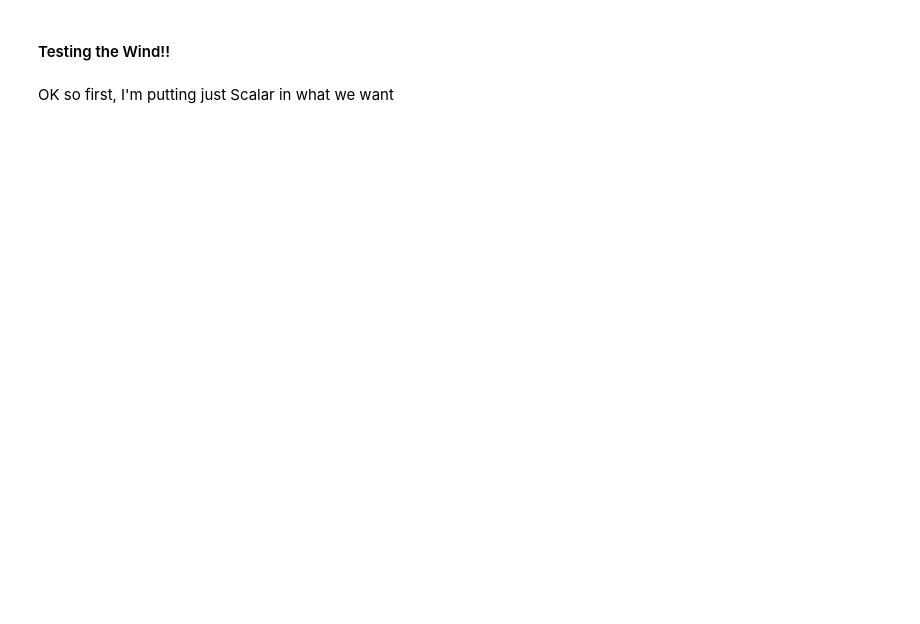
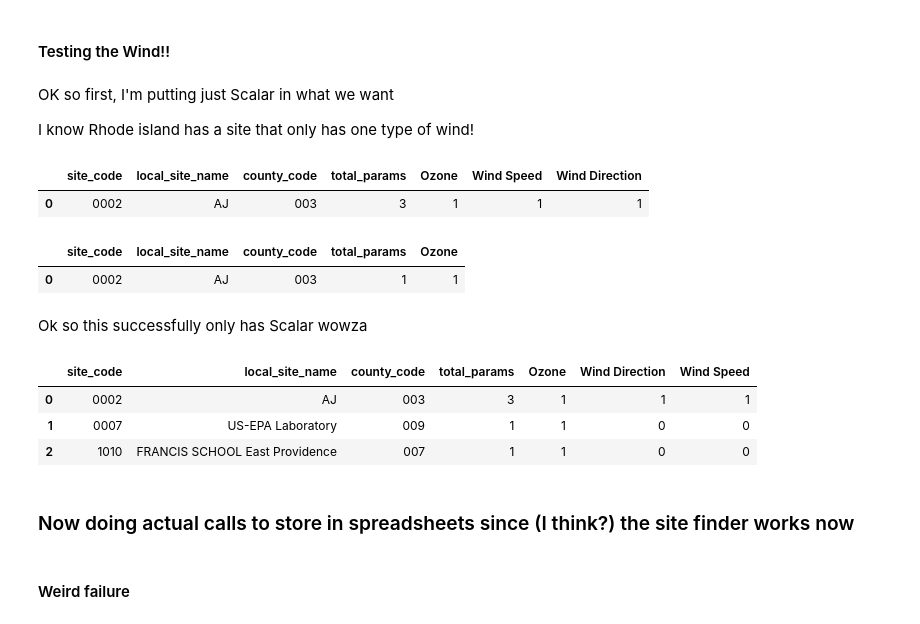
Before and after one commit to osrussell/atmospheric_chem_ML, a Jupyter notebook: test_suite.ipynb, the cells around one changed output. Cells and saved outputs as stored; diff of their text form; code cells hidden in the pictures; blank space fills up the shorter version.

```diff
--- a/test_suite.ipynb
+++ b/test_suite.ipynb
@@ -451,3 +450,5 @@ df.to_csv('first_attempt.csv')
 #### Testing the Wind!!
 # %% [markdown]
 OK so first, I'm putting just Scalar in what we want
+
+I know Rhode island has a site that only has one type of wind!
@@ -456,0 +455,26 @@ df
+# %%
+df = findsites.best_sites_state('44', 1980, other_params=['Wind Speed - Scalar', 'Wind Direction - Scalar'])
+df
+# %% [output]
+|  | site_code | local_site_name | county_code | total_params | Ozone | Wind Speed | Wind Direction |
+| 0 | 0002 | AJ | 003 | 3 | 1 | 1 | 1 |
+# %%
+df = findsites.best_sites_state('44', 1980, other_params=['Wind Speed - Resultant', 'Wind Direction - Resultant'])
+df
+# %% [output]
+|  | site_code | local_site_name | county_code | total_params | Ozone |
+| 0 | 0002 | AJ | 003 | 1 | 1 |
+# %% [markdown]
+Ok so this successfully only has Scalar wowza
+# %%
+df = findsites.best_sites_state('44', 2010, other_params=['Wind Speed - Scalar', 'Wind Direction - Scalar', 'Wind Speed - Resultant', 'Wind Direction - Resultant'])
+df
+# %% [output]
+|  | site_code | local_site_name | county_code | total_params | Ozone | Wind Direction | Wind Speed |
+| 0 | 0002 | AJ | 003 | 3 | 1 | 1 | 1 |
+| 1 | 0007 | US-EPA Laboratory | 009 | 1 | 1 | 0 | 0 |
+| 2 | 1010 | FRANCIS SCHOOL East Providence | 007 | 1 | 1 | 0 | 0 |
+# %% [markdown]
+### Now doing actual calls to store in spreadsheets since (I think?) the site finder works now
+# %% [markdown]
+#### Weird failure
```
Also changed, not shown: parts of 21 cells of this notebook.
